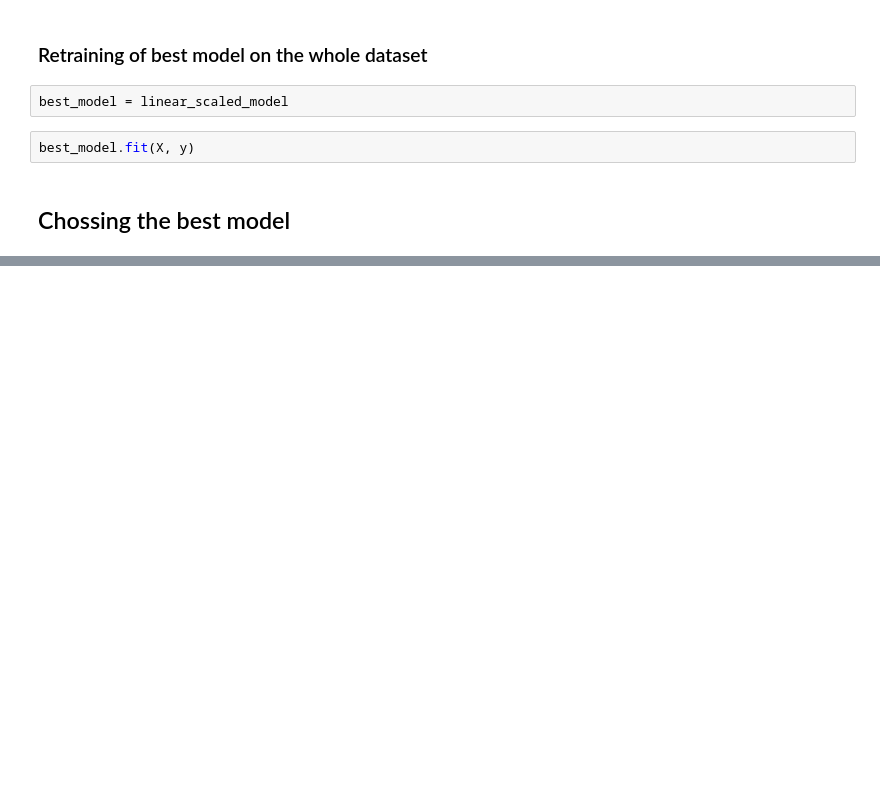
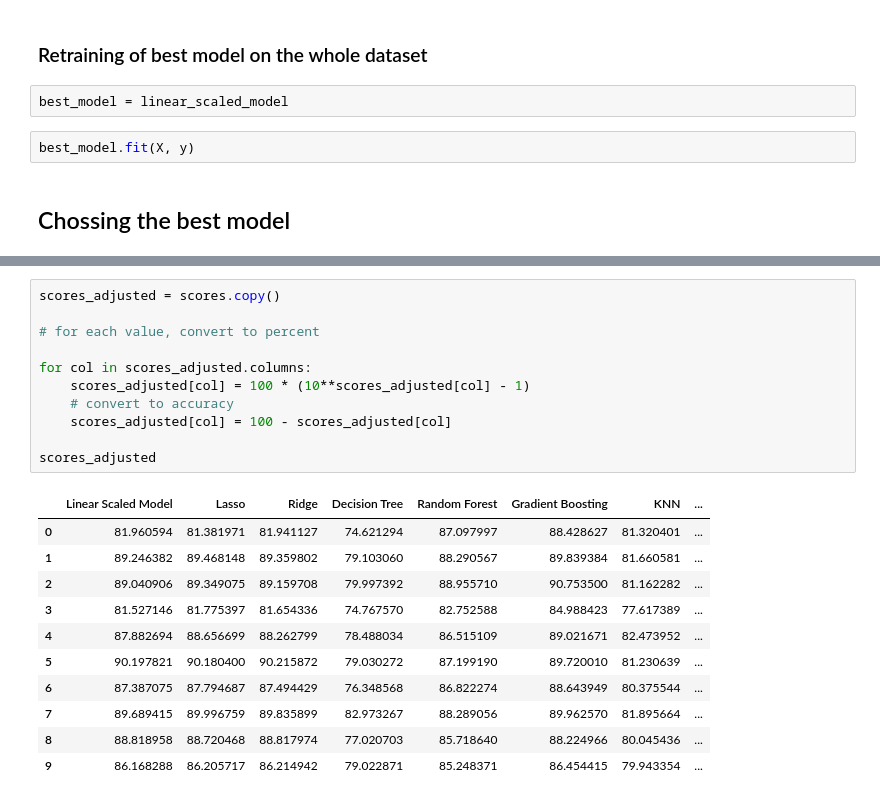
Before and after one commit to MekhyW/AmesHousingDataset, a Jupyter notebook: notebooks/05_model_optimizations.ipynb, the cells around one changed output, grey strips where cells are left out. Cells and saved outputs as stored; diff of their text form; blank space fills up the shorter version.

```diff
--- a/notebooks/05_model_optimizations.ipynb
+++ b/notebooks/05_model_optimizations.ipynb
@@ -445,0 +461,23 @@ for model in scores.index:
+# %%
+scores_adjusted = scores.copy()
+
+# for each value, convert to percent
+
+for col in scores_adjusted.columns:
+    scores_adjusted[col] = 100 * (10**scores_adjusted[col] - 1)
+    # convert to accuracy
+    scores_adjusted[col] = 100 - scores_adjusted[col]
+
+scores_adjusted
+# %% [output]
+|  | Linear Scaled Model | Lasso | Ridge | Decision Tree | Random Forest | Gradient Boosting | KNN | ... |
+| 0 | 81.960594 | 81.381971 | 81.941127 | 74.621294 | 87.097997 | 88.428627 | 81.320401 | ... |
+| 1 | 89.246382 | 89.468148 | 89.359802 | 79.103060 | 88.290567 | 89.839384 | 81.660581 | ... |
+| 2 | 89.040906 | 89.349075 | 89.159708 | 79.997392 | 88.955710 | 90.753500 | 81.162282 | ... |
+| 3 | 81.527146 | 81.775397 | 81.654336 | 74.767570 | 82.752588 | 84.988423 | 77.617389 | ... |
+| 4 | 87.882694 | 88.656699 | 88.262799 | 78.488034 | 86.515109 | 89.021671 | 82.473952 | ... |
+| 5 | 90.197821 | 90.180400 | 90.215872 | 79.030272 | 87.199190 | 89.720010 | 81.230639 | ... |
+| 6 | 87.387075 | 87.794687 | 87.494429 | 76.348568 | 86.822274 | 88.643949 | 80.375544 | ... |
+| 7 | 89.689415 | 89.996759 | 89.835899 | 82.973267 | 88.289056 | 89.962570 | 81.895664 | ... |
+| 8 | 88.818958 | 88.720468 | 88.817974 | 77.020703 | 85.718640 | 88.224966 | 80.045436 | ... |
+| 9 | 86.168288 | 86.205717 | 86.214942 | 79.022871 | 85.248371 | 86.454415 | 79.943354 | ... |
```
Also changed, not shown: parts of 9 cells of this notebook.
